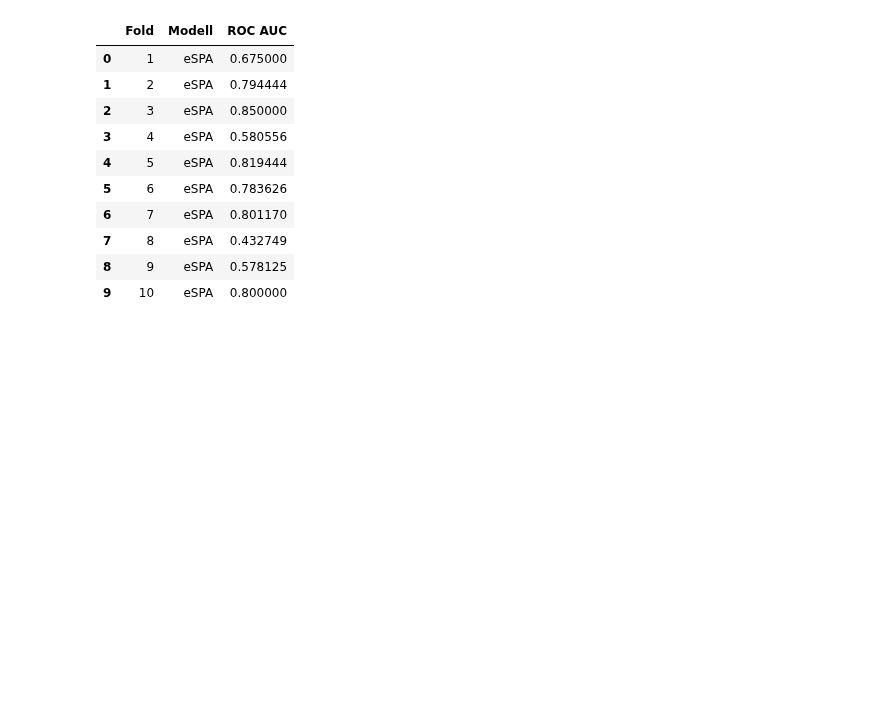
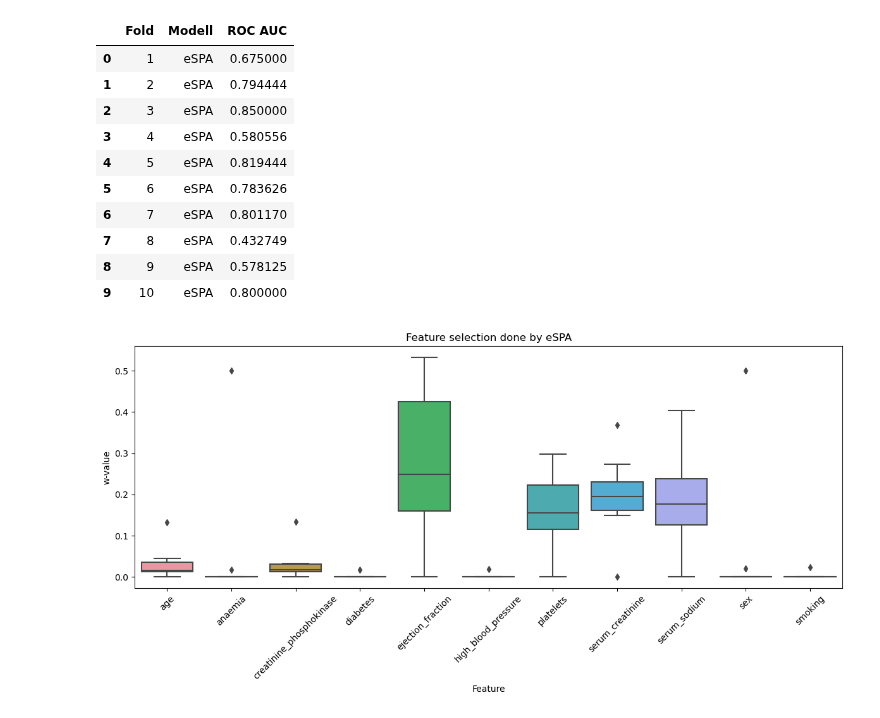
Before and after one commit to FelixFritz02/MasterKL, a Jupyter notebook: AI Numerics/Data Challenge/eSPA.ipynb, the cells around one changed output. Drawn from its saved outputs; the diff is of its cells as text; code cells hidden in the pictures; blank space fills up the shorter version.

```diff
--- a/AI Numerics/Data Challenge/eSPA.ipynb
+++ b/AI Numerics/Data Challenge/eSPA.ipynb
@@ -32,6 +32,8 @@ scaler_X = MinMaxScaler()
 scaler_y = MinMaxScaler()
 X = pd.DataFrame(scaler_X.fit_transform(X), columns=X.columns, index=X.index)
 y = pd.DataFrame(scaler_y.fit_transform(y), columns=y.columns, index=y.index)
+# %%
+feature_names = X.columns
 # %%
 X = X.values
 y = y.values.ravel()
@@ -228,9 +230,9 @@ from sklearn.model_selection import StratifiedKFold
 
 inner_cv = StratifiedKFold(n_splits=5)
 param_grid = {
-    'K': [3, 4, 5, 6, 7, 8, 9],
+    'K': [3, 4, 5, 6, 7, 8],
     'epsC': [1, 1e-1, 1e-2, 1e-3],
-    'epsW': [1e-1, 1e-2, 1e-3, 1e-4]
+    'epsW': [1e-1, 1e-2, 1e-3]
 }
 
 
@@ -359,3 +348,18 @@ model_evaluation
 | 9 | 10 | eSPA | 0.800000 |
 # %%
 model_evaluation.to_pickle('model_evaluation/eSPA.pkl')
+# %%
+ws = np.vstack(best_w_values)
+# %%
+data = pd.DataFrame(ws, columns=feature_names)
+df_melted = data.melt(var_name="Feature", value_name="w-value")
+# %%
+# Seaborn Boxplot
+plt.figure(figsize=(12, 6))
+sns.boxplot(data=df_melted, x="Feature", y="w-value")
+plt.title("Feature selection done by eSPA")
+plt.xticks(rotation=45)
+plt.tight_layout()
+plt.show()
+# %% [output]
+[figure, added]
```
Also changed, not shown: parts of 1 cell of this notebook, 8 other files.
